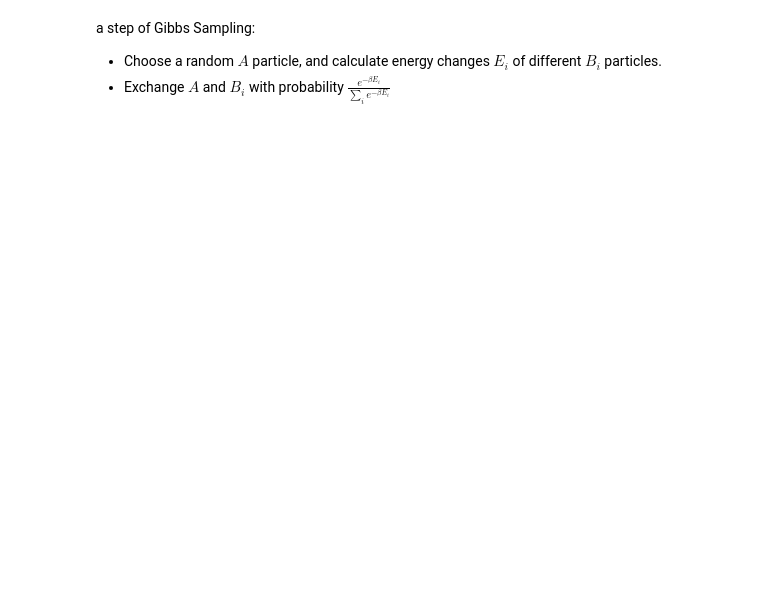
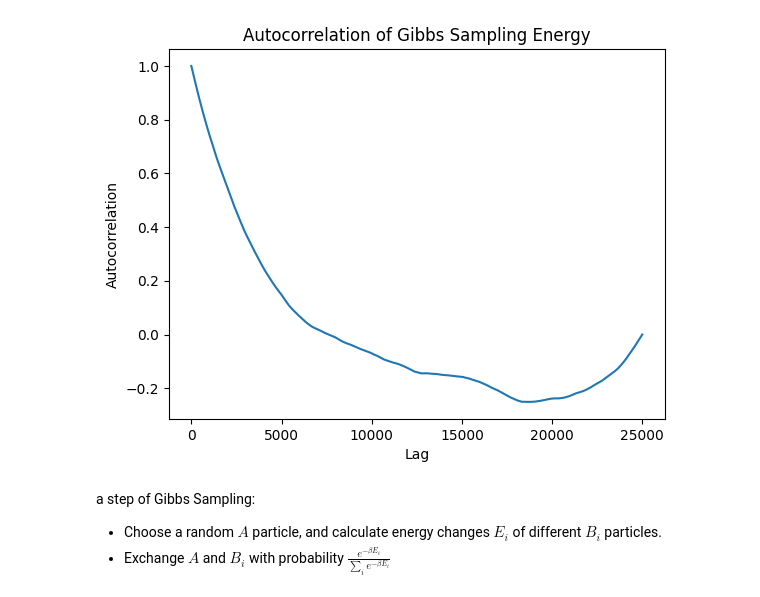
Before and after one commit to AlanMyZhu/HighEntropyAlloy, a Jupyter notebook: GibbsDistribution.ipynb, the cells around one changed output. Cells and saved outputs as stored; diff of their text form; code cells hidden in the pictures; blank space fills up the shorter version.

```diff
--- a/GibbsDistribution.ipynb
+++ b/GibbsDistribution.ipynb
@@ -6,8 +6,8 @@ import matplotlib.pyplot as plt
 np.set_printoptions(threshold=np.inf)
 
 # 参数设置
-N = 10000  # 粒子数
-num_A = 5000  # A 的初始数量
+N = 30000  # 粒子数
+num_A = 24000  # A 的初始数量
 num_B = N - num_A  # B 的初始数量
 n_max = 10  # 最大能量计算距离
 sigma = 2**(-1/6)  # Lennard-Jones归一化参数
@@ -135,19 +135,17 @@ plt.ylabel("Total Energy")
 plt.title("Energy Evolution using Gibbs Sampling")
 plt.show()
 # %%
-def autocorrelation(series, lag):
-    mean = np.mean(series)
-    var = np.var(series)
-    return np.correlate(series - mean, series - mean, mode='full')[len(series)-1:len(series)-1+lag] / (var * len(series))
-
-autocorr = autocorrelation(energy_history[7000:], 3000)
+from statsmodels.tsa.stattools import acf
+autocorr = acf(energy_history[:], nlags=25000)
 plt.plot(autocorr)
 plt.xlabel("Lag")
 plt.ylabel("Autocorrelation")
 plt.title("Autocorrelation of Gibbs Sampling Energy")
 plt.show()
 
 # 当自相关值接近 0 时，说明采样点已经独立，达到平衡态。
+# %% [output]
+[figure, added]
 # %% [markdown]
 a step of Gibbs Sampling:
 - Choose a random $A$ particle, and calculate energy changes $E_i$ of different $B_i$ particles.
```
Also changed, not shown: parts of 1 cell of this notebook, 4 other files.
